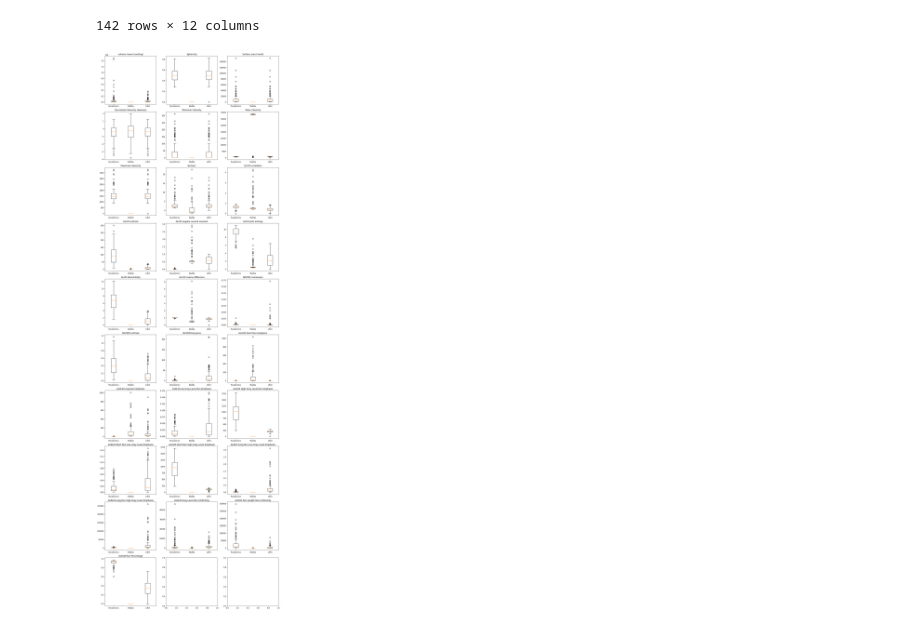
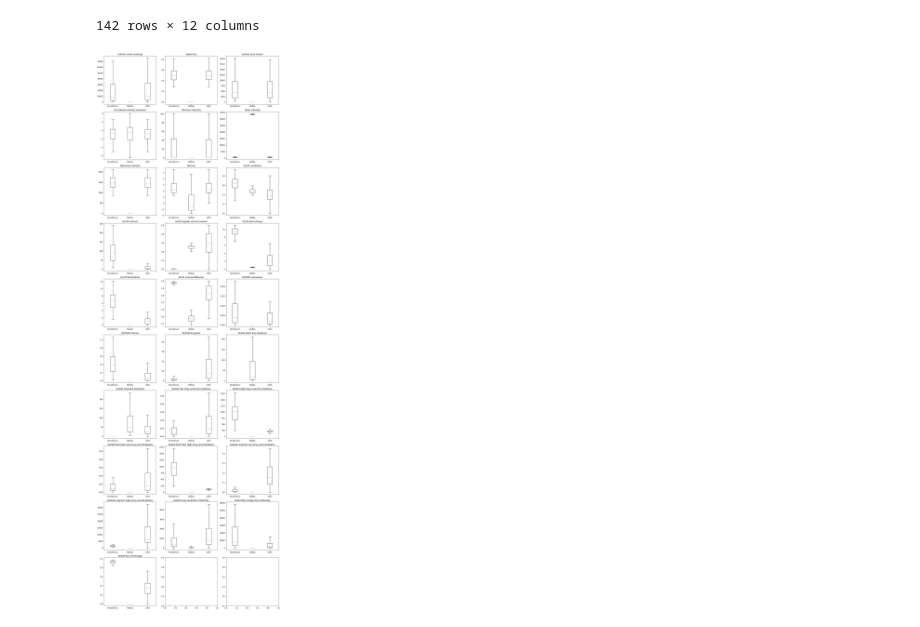
Before and after one commit to manos-mark/radiomics-features-extraction, a Jupyter notebook: feature visualization.ipynb, the cells around one changed output. Cells and saved outputs as stored; diff of their text form; code cells hidden in the pictures.

```diff
--- a/feature visualization.ipynb
+++ b/feature visualization.ipynb
@@ -307,11 +307,19 @@ cleaned_mazda_dataset
 # %%
 fig, axs = plt.subplots(nrows=10, ncols=3, figsize=(15, 45))
 
 for i, (ax, feature) in enumerate(zip(axs.flat, selected_features)):
-    ax.boxplot([pyradiomics_dataset.iloc[:,i], cleaned_mazda_dataset.iloc[:,i], lifex_dataset.iloc[:,i]], labels=['Pyradiomics','MaZda','LifeX'])
+    ax.boxplot(
+        [
+            pyradiomics_dataset.iloc[:,i],
+            mazda_dataset.iloc[:,i],
+            lifex_dataset.iloc[:,i]
+        ],
+        labels=['Pyradiomics','MaZda','LifeX'],
+        showfliers=False
+    )
     ax.set_title(selected_features[i])
 
 plt.tight_layout()
 plt.show()
 # %% [output]
-[figure, old version]
+[figure, new version]
```
Also changed, not shown: parts of 11 cells of this notebook, 6 other files.
